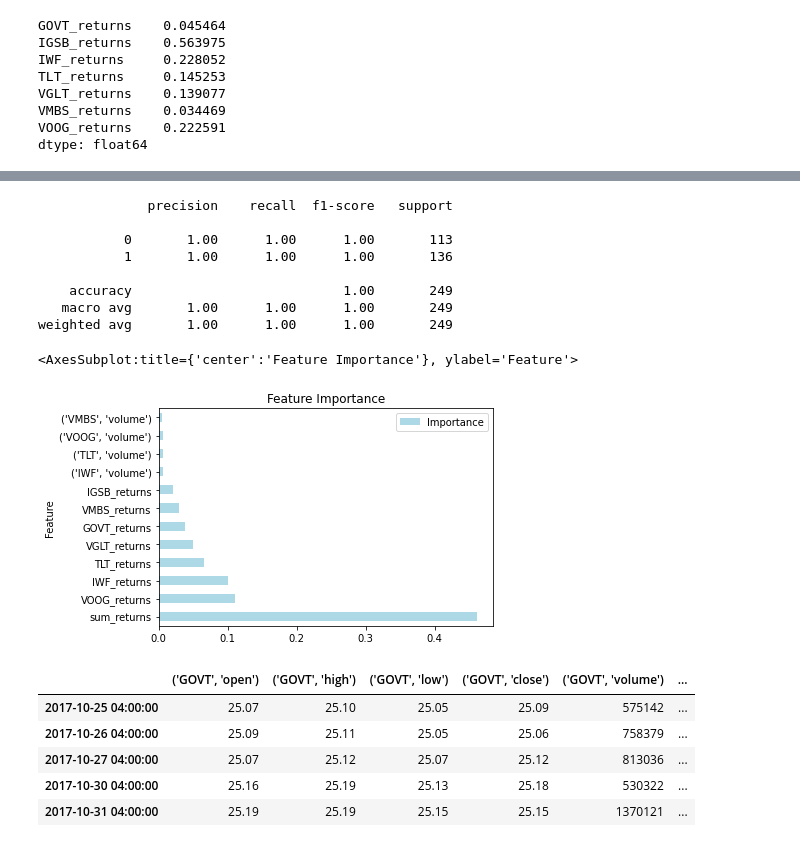
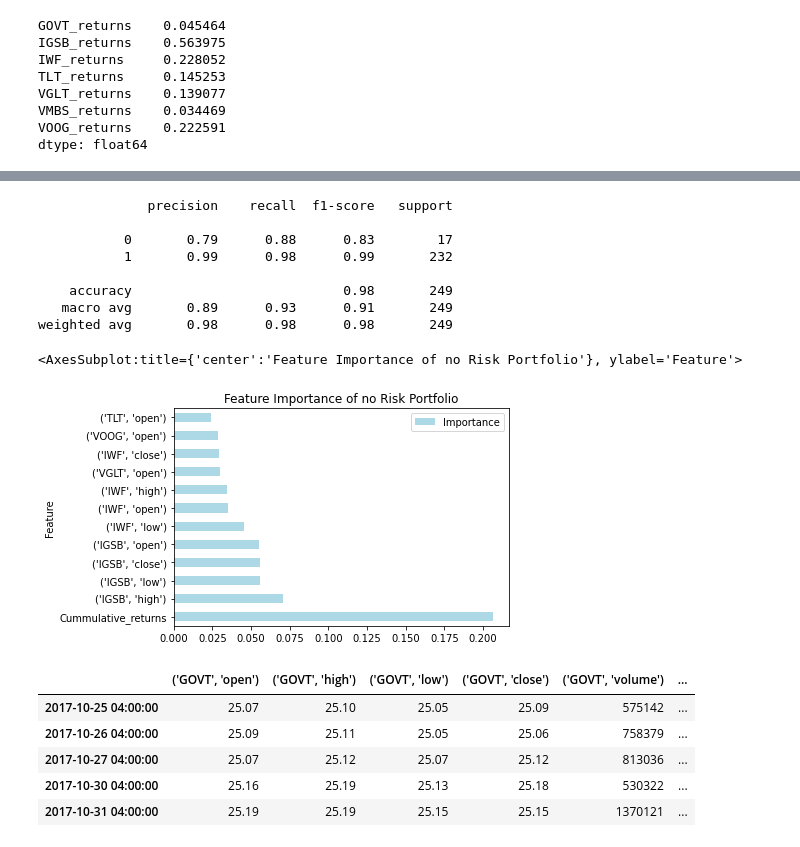
Before and after one commit to toniahurst/project_2, a Jupyter notebook: data_collection_db.ipynb, the cells around one changed output, grey strips where cells are left out. Saved outputs shown, nothing was run; the diff lists cells and outputs as text; code cells hidden in the pictures.

```diff
--- a/data_collection_db.ipynb
+++ b/data_collection_db.ipynb
@@ -410,5 +414,8 @@ zero_risk_modeling.head()
 # %%
 zero_modeling = zero_risk_modeling[['GOVT_returns', 'IGSB_returns',
                                     'IWF_returns' , 'TLT_returns' , 'VGLT_returns' , 'VMBS_returns' , 'VOOG_returns'  ]]
-zero_modeling
+cumulative_returns_zero = ((zero_modeling + 1).cumprod())-1
+zero_modeling['Cummulative_returns']= cumulative_returns_zero.sum(axis=1)
+zero_modeling['total_daily_returns'] =zero_risk_modeling['sum_returns']
+zero_modeling.head()
 # %% [output]
@@ -445,11 +478,14 @@ zero_ml
 # %%
-profit =[]
-for x in zero_risk_modeling['sum_returns']:
-    if x > 0:
-        profit.append('gain')
-    else:
-        profit.append('loss')
-zero_risk_modeling['profit']= profit
+#signal =[]
+# for x in abs(zero_modeling['total_daily_returns']):
+#     if x > zero_modeling['Cummulative_returns'].all:
+#         signal.append(1)
+#     else:
+#         signal.append(2)
+# df['que'] = np.where((df['one'] >= df['two']) & (df['one'] <= df['three'])
+#                      , df['one'], np.nan)
+zero_risk_modeling['signal']= np.where((
+    zero_modeling['total_daily_returns'] > zero_modeling['Cummulative_returns']), 0,1)
 zero_risk_modeling.dropna(inplace=True)
 def encodeCard(df):
     if df.lower() == "gain":
@@ -458,7 +494,7 @@ def encodeCard(df):
         return 0
 
 
-zero_risk_modeling["profit"] = zero_risk_modeling["profit"].apply(encodeCard)
-zero_risk_modeling.head()
+#zero_risk_modeling["signal"] = zero_risk_modeling["signal"]
+zero_risk_modeling
 # %% [output]
 |  | ('GOVT', 'open') | ('GOVT', 'high') | ('GOVT', 'low') | ('GOVT', 'close') | ('GOVT', 'volume') | ... |
@@ -471,6 +513,6 @@ zero_risk_modeling.head()
 # %%
-y = zero_risk_modeling['profit']
-X = zero_risk_modeling.drop(columns='profit')
+y = zero_risk_modeling['signal']
+X = zero_risk_modeling.drop(columns='signal')
 # %%
 X_train, X_test, y_train, y_test = train_test_split(X, y, random_state=1)
 # %%
@@ -491,12 +533,12 @@ print(classification_report(y_test, predictions))
 # %% [output]
               precision    recall  f1-score   support
 
-           0       1.00      1.00      1.00       113
-           1       1.00      1.00      1.00       136
+           0       0.79      0.88      0.83        17
+           1       0.99      0.98      0.99       232
 
-    accuracy                           1.00       249
-   macro avg       1.00      1.00      1.00       249
-weighted avg       1.00      1.00      1.00       249
+    accuracy                           0.98       249
+   macro avg       0.89      0.93      0.91       249
+weighted avg       0.98      0.98      0.98       249
 # %%
 importances = rf_model.feature_importances_
 # %%
@@ -515,12 +557,12 @@ importances_df = importances_df.sort_values(by='Importance',ascending=False)
 # %%
 importances_df[0:12].plot(
     kind='barh',
     color='lightblue',
-    title= 'Feature Importance',
+    title= 'Feature Importance of no Risk Portfolio',
     legend=True)
 # %% [output]
-<AxesSubplot:title={'center':'Feature Importance'}, ylabel='Feature'>
+<AxesSubplot:title={'center':'Feature Importance of no Risk Portfolio'}, ylabel='Feature'>
-[figure, old version]
+[figure, new version]
 # %%
 low_risk_modeling = pd.read_json('./Portfolio_Risks/lower_risk_portfolio.json')
 
```
Also changed, not shown: parts of 52 cells of this notebook, 8 other files.
